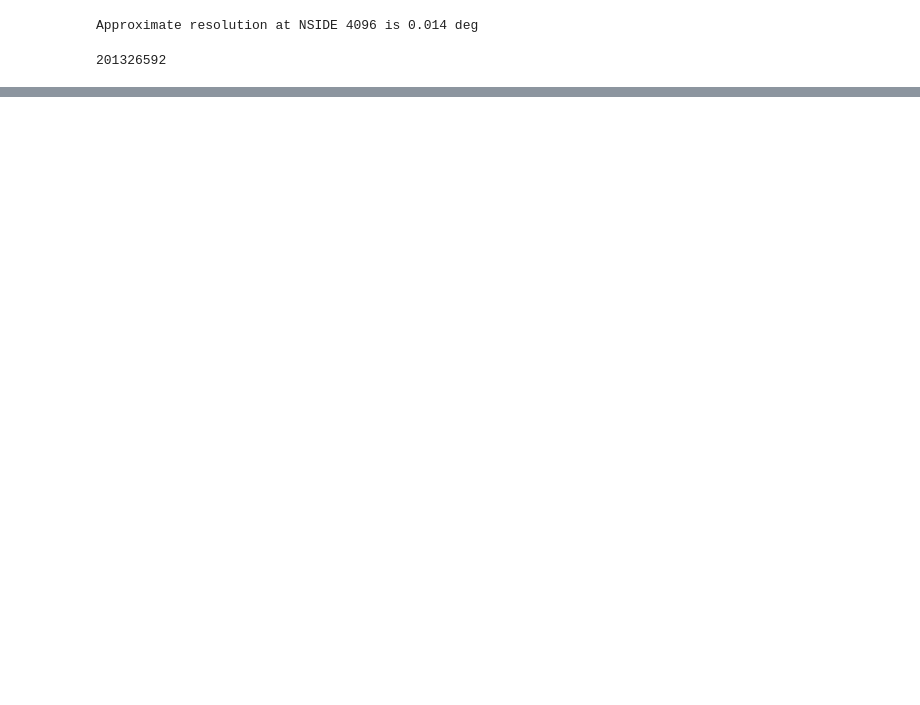
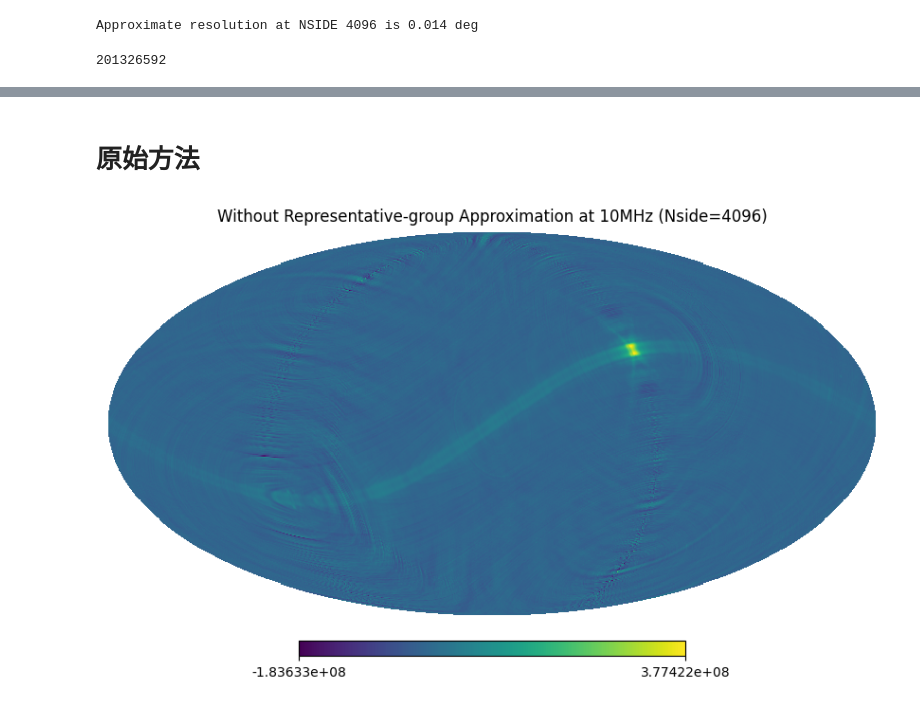
Before and after one commit to SSshuishui/viss_optimize_ws, a Jupyter notebook: healpix_ws_10Mhz.ipynb, the cells around one changed output, grey strips where cells are left out. Cells and saved outputs as stored; diff of their text form; code cells hidden in the pictures; blank space fills up the shorter version.

```diff
--- a/healpix_ws_10Mhz.ipynb
+++ b/healpix_ws_10Mhz.ipynb
@@ -19,0 +420,15 @@ print(NPIX)
+# %% [markdown]
+# 原始方法
+# %%
+import matplotlib.pyplot as plt
+%matplotlib inline
+import numpy as np
+import healpy as hp
+
+
+recon = np.loadtxt('out10M_online/C1day10M.txt', dtype=np.float32)
+
+hp.mollview(recon, nest=True, title="Without Representative-group Approximation at 10MHz (Nside=4096)")
+plt.show()
+# %% [output]
+[figure, added]
```
Also changed, not shown: parts of 29 cells of this notebook, 20 other files.
